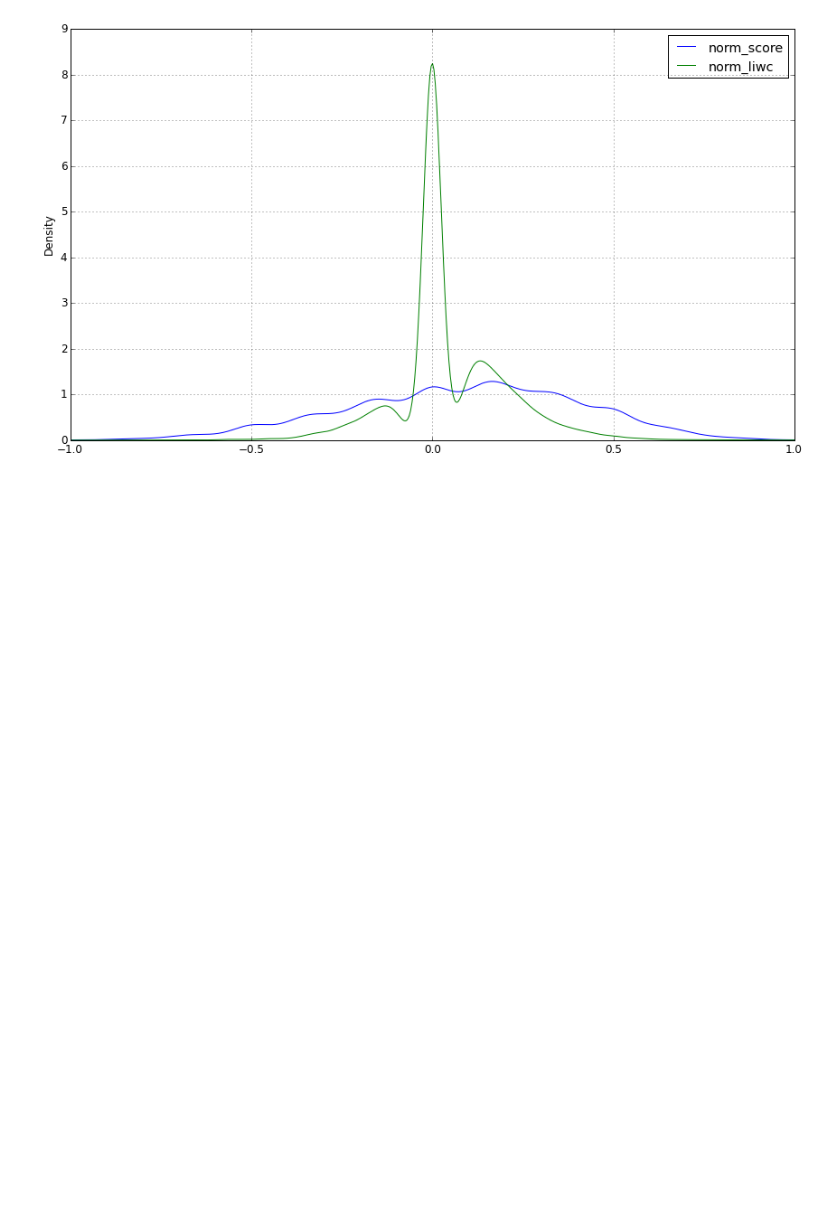
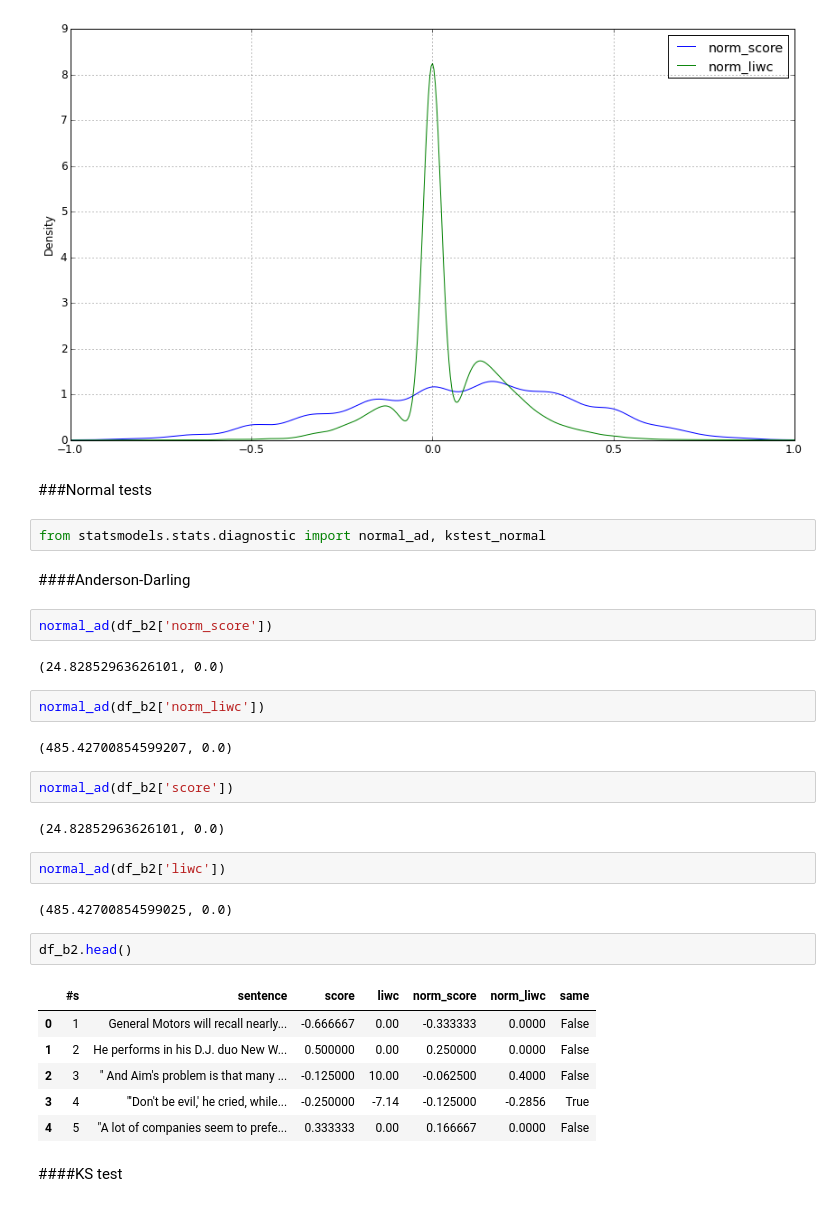
Before and after one commit to mavillard/liwc, a Jupyter notebook: comparison.ipynb, the cells around one changed output. Saved outputs shown, nothing was run; the diff lists cells and outputs as text; blank space fills up the shorter version.

```diff
--- a/comparison.ipynb
+++ b/comparison.ipynb
@@ -156,3 +156,36 @@ df_b2[['norm_score', 'norm_liwc']].plot(kind='kde', xlim=[-1, 1])
 # %% [output]
 <matplotlib.axes._subplots.AxesSubplot at 0x...>
 [figure]
+# %% [markdown]
+###Normal tests
+# %%
+from statsmodels.stats.diagnostic import normal_ad, kstest_normal
+# %% [markdown]
+####Anderson-Darling
+# %%
+normal_ad(df_b2['norm_score'])
+# %% [output]
+(24.82852963626101, 0.0)
+# %%
+normal_ad(df_b2['norm_liwc'])
+# %% [output]
+(485.42700854599207, 0.0)
+# %%
+normal_ad(df_b2['score'])
+# %% [output]
+(24.82852963626101, 0.0)
+# %%
+normal_ad(df_b2['liwc'])
+# %% [output]
+(485.42700854599025, 0.0)
+# %%
+df_b2.head()
+# %% [output]
+|  | #s | sentence | score | liwc | norm_score | norm_liwc | same |
+| 0 | 1 | General Motors will recall nearly... | -0.666667 | 0.00 | -0.333333 | 0.0000 | False |
+| 1 | 2 | He performs in his D.J. duo New W... | 0.500000 | 0.00 | 0.250000 | 0.0000 | False |
+| 2 | 3 | " And Aim's problem is that many ... | -0.125000 | 10.00 | -0.062500 | 0.4000 | False |
+| 3 | 4 | "'Don't be evil,' he cried, while... | -0.250000 | -7.14 | -0.125000 | -0.2856 | True |
+| 4 | 5 | "A lot of companies seem to prefe... | 0.333333 | 0.00 | 0.166667 | 0.0000 | False |
+# %% [markdown]
+####KS test
```
Also changed, not shown: parts of 46 cells of this notebook, 18 other files.
